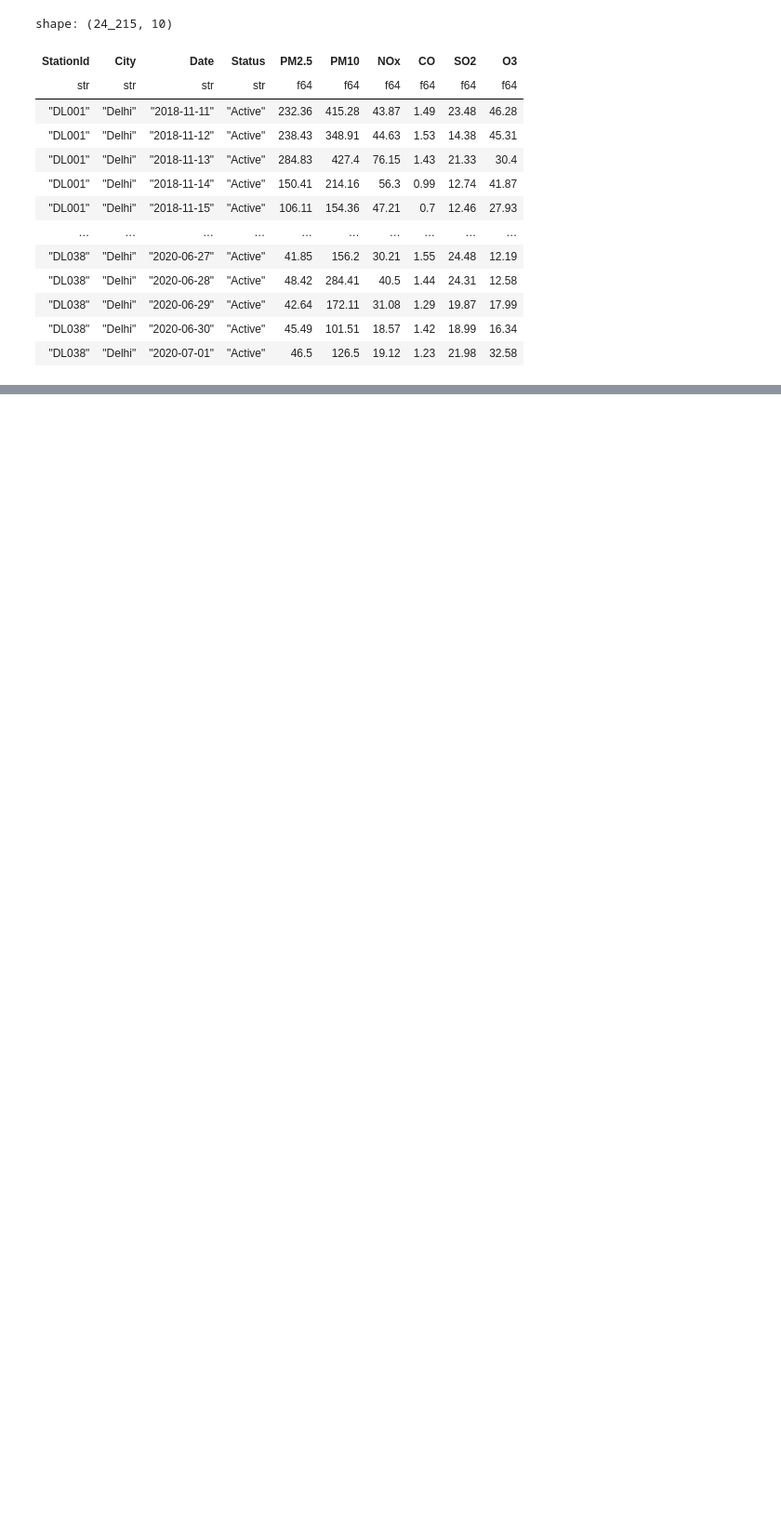
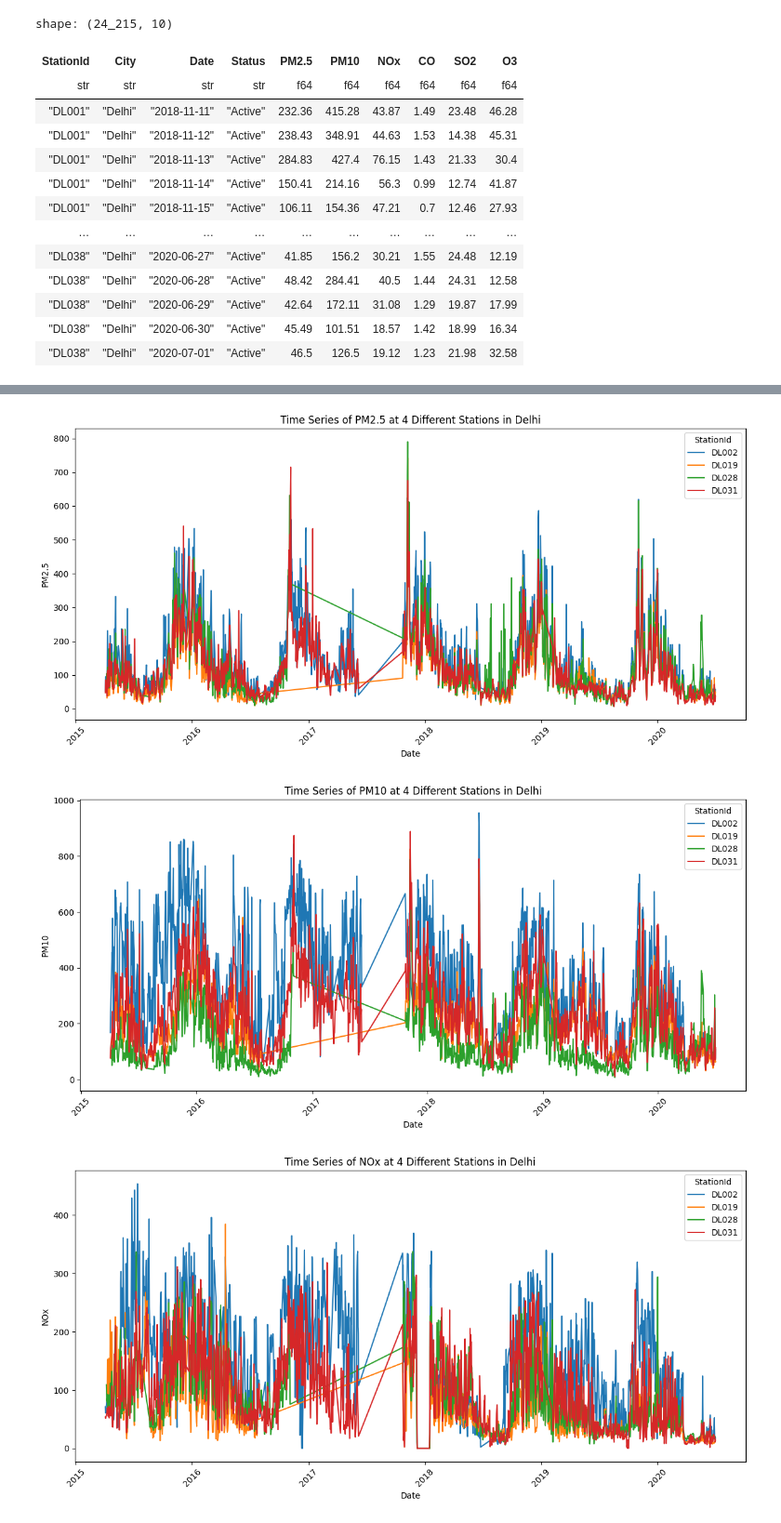
Before and after one commit to oliveira-da-silva-patrick/Workshop1-Project1-AirQualityInIndia, a Jupyter notebook: main.ipynb, the cells around one changed output, grey strips where cells are left out. Shown at 93% size. Saved outputs shown, nothing was run; the diff lists cells and outputs as text; code cells hidden in the pictures; blank space fills up the shorter version.

Commit message:
added time series plots

```diff
--- a/main.ipynb
+++ b/main.ipynb
@@ -72,0 +81,45 @@ shape: (24_215, 10)
+# %%
+# Convert the 'Date' column to date format instead of 'str' for proper time series plotting
+df = df.with_columns(
+    pl.col('Date').str.to_date()
+)
+
+selected_stations = ['DL031', 'DL002', 'DL028', 'DL019']
+
+df = df.filter(
+    pl.col('StationId').is_in(selected_stations)
+)
+# %%
+# List of air quality parameters to plot
+parameters = ['PM2.5', 'PM10', 'NOx', 'CO', 'SO2', 'O3']
+# %%
+# Loop through each parameter and plot
+for parameter in parameters:
+    # Initialize the figure for each parameter
+    plt.figure(figsize=(12, 6))
+
+    # Create the lineplot
+    sns.lineplot(
+        data=df,
+        x='Date',
+        y=parameter,
+        hue='StationId'
+    )
+
+    # Set plot title and labels
+    plt.title(f'Time Series of {parameter} at 4 Different Stations in Delhi')
+    plt.ylabel(parameter)
+    plt.xlabel("Date")
+
+    # Rotate the x-axis labels for better readability
+    plt.xticks(rotation=45)
+
+    # Adjust layout to prevent clipping of titles/labels
+    plt.tight_layout()
+
+    # Show the plot
+    plt.show()
+# %% [output]
+[figure, added]
+[figure, added]
+[figure, added]
```
Also changed, not shown: parts of 8 cells of this notebook.
